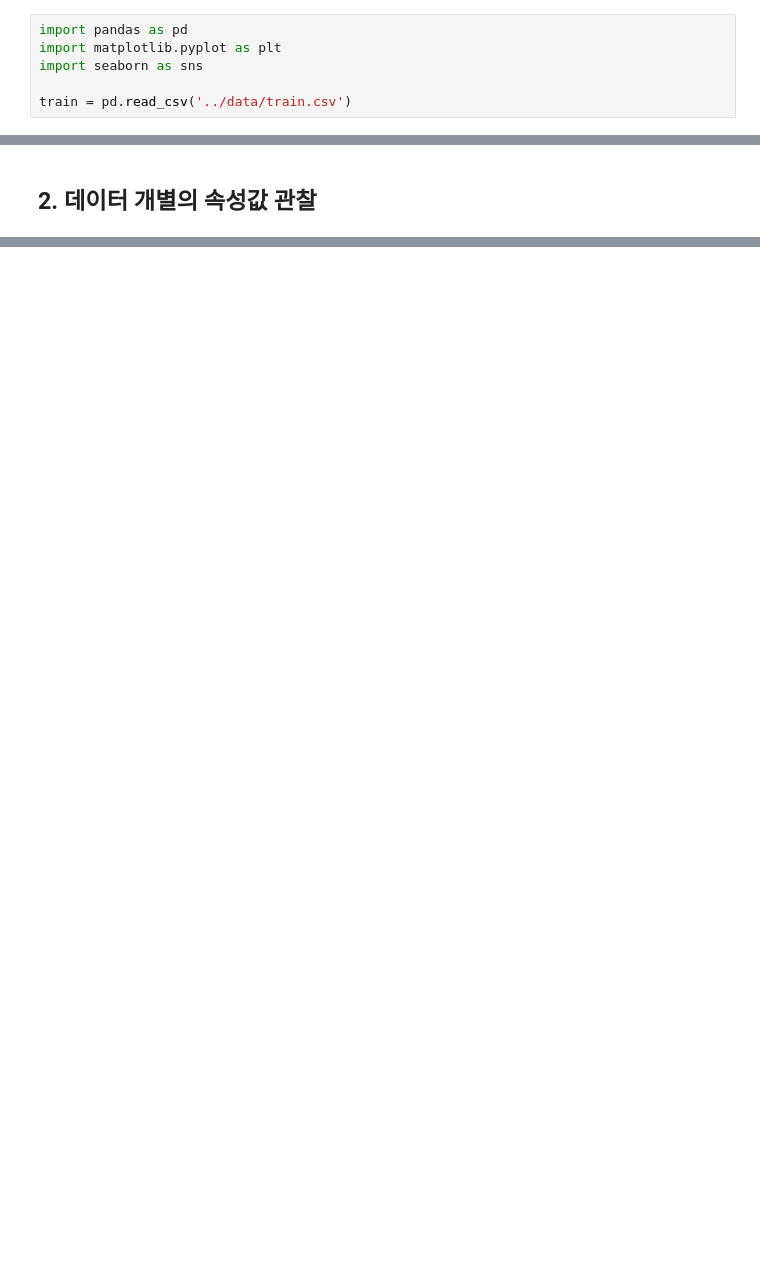
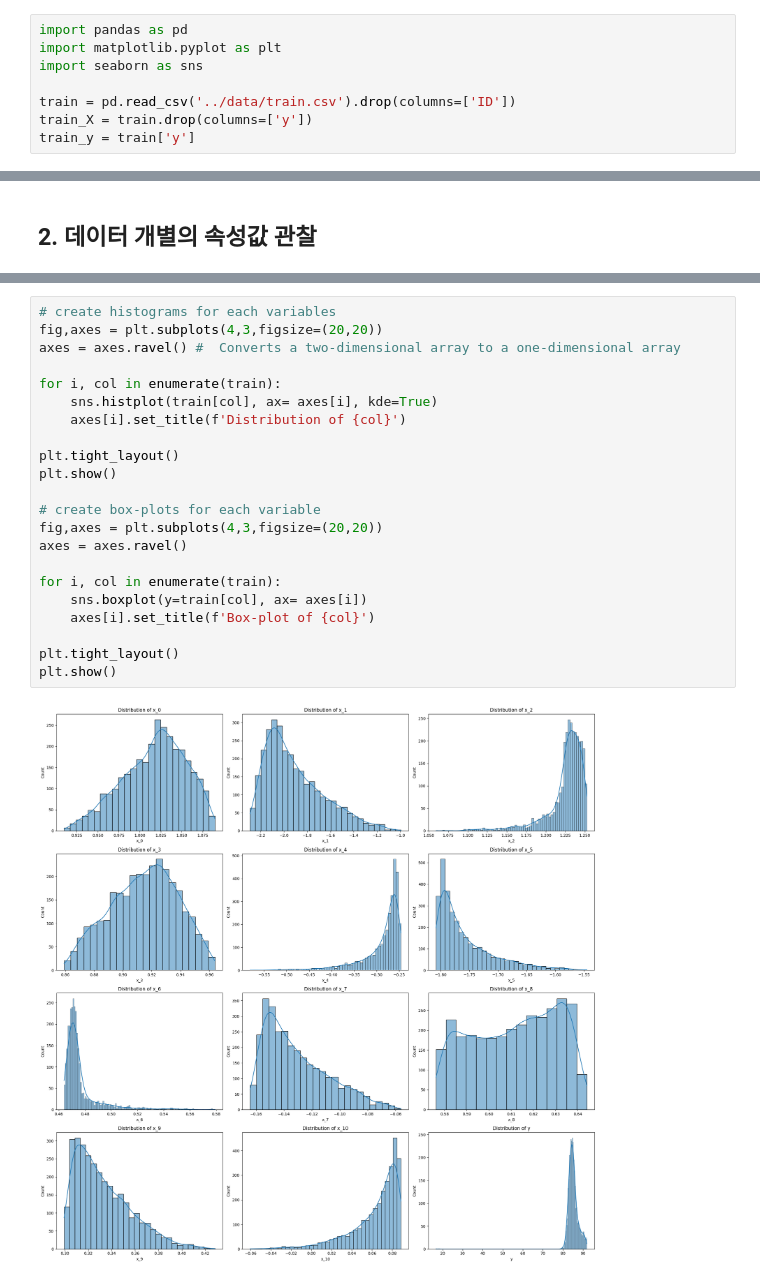
Before and after one commit to kyungheee/2024-Samsung-AI-Challenge-Black-box-Optimization, a Jupyter notebook: EDA/EDA.ipynb, the cells around one changed output, grey strips where cells are left out. Drawn from its saved outputs; the diff is of its cells as text; blank space fills up the shorter version.

```diff
--- a/EDA/EDA.ipynb
+++ b/EDA/EDA.ipynb
@@ -20,7 +20,9 @@ import pandas as pd
 import matplotlib.pyplot as plt
 import seaborn as sns
 
-train = pd.read_csv('../data/train.csv')
+train = pd.read_csv('../data/train.csv').drop(columns=['ID'])
+train_X = train.drop(columns=['y'])
+train_y = train['y']
 # %% [markdown]
 ## 1. 전체적인 데이터 분석
 # %%
@@ -101,0 +85,24 @@ plt.show()
+# %%
+# create histograms for each variables
+fig,axes = plt.subplots(4,3,figsize=(20,20))
+axes = axes.ravel() #  Converts a two-dimensional array to a one-dimensional array
+
+for i, col in enumerate(train):
+    sns.histplot(train[col], ax= axes[i], kde=True)
+    axes[i].set_title(f'Distribution of {col}')
+
+plt.tight_layout()
+plt.show()
+
+# create box-plots for each variable
+fig,axes = plt.subplots(4,3,figsize=(20,20))
+axes = axes.ravel()
+
+for i, col in enumerate(train):
+    sns.boxplot(y=train[col], ax= axes[i])
+    axes[i].set_title(f'Box-plot of {col}')
+
+plt.tight_layout()
+plt.show()
+# %% [output]
+[figure, added]
```
Also changed, not shown: parts of 6 cells of this notebook.
